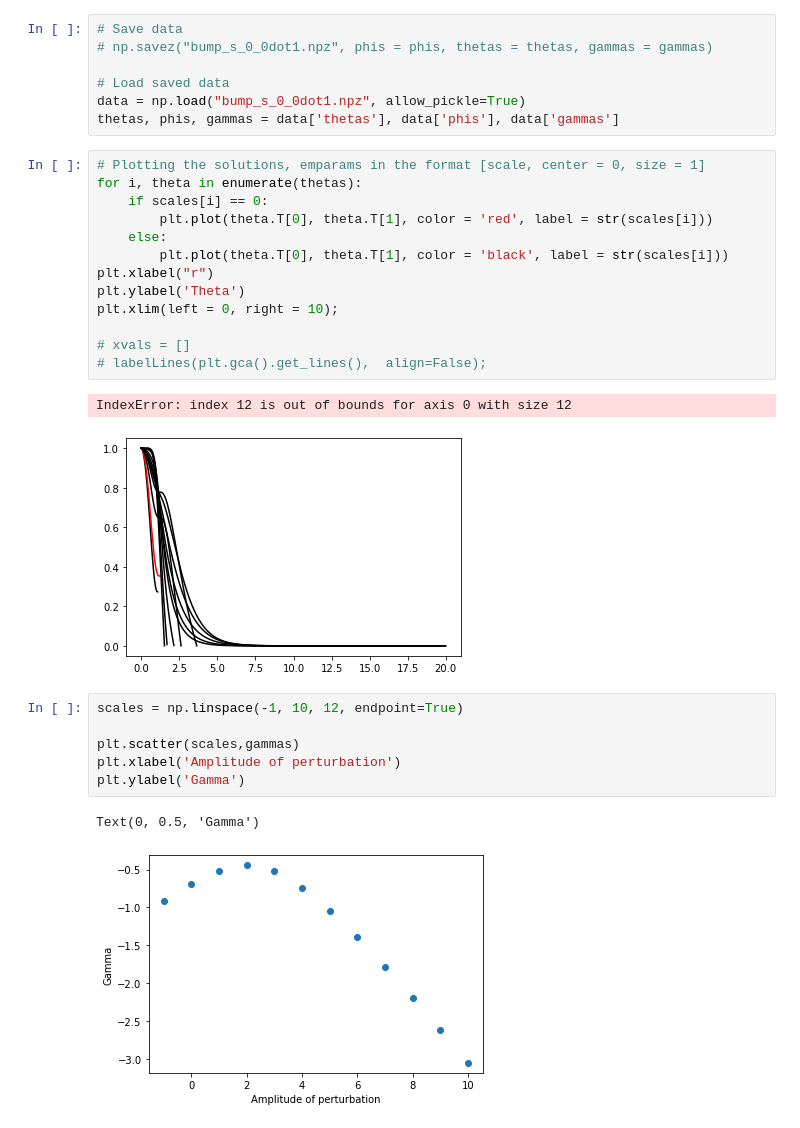
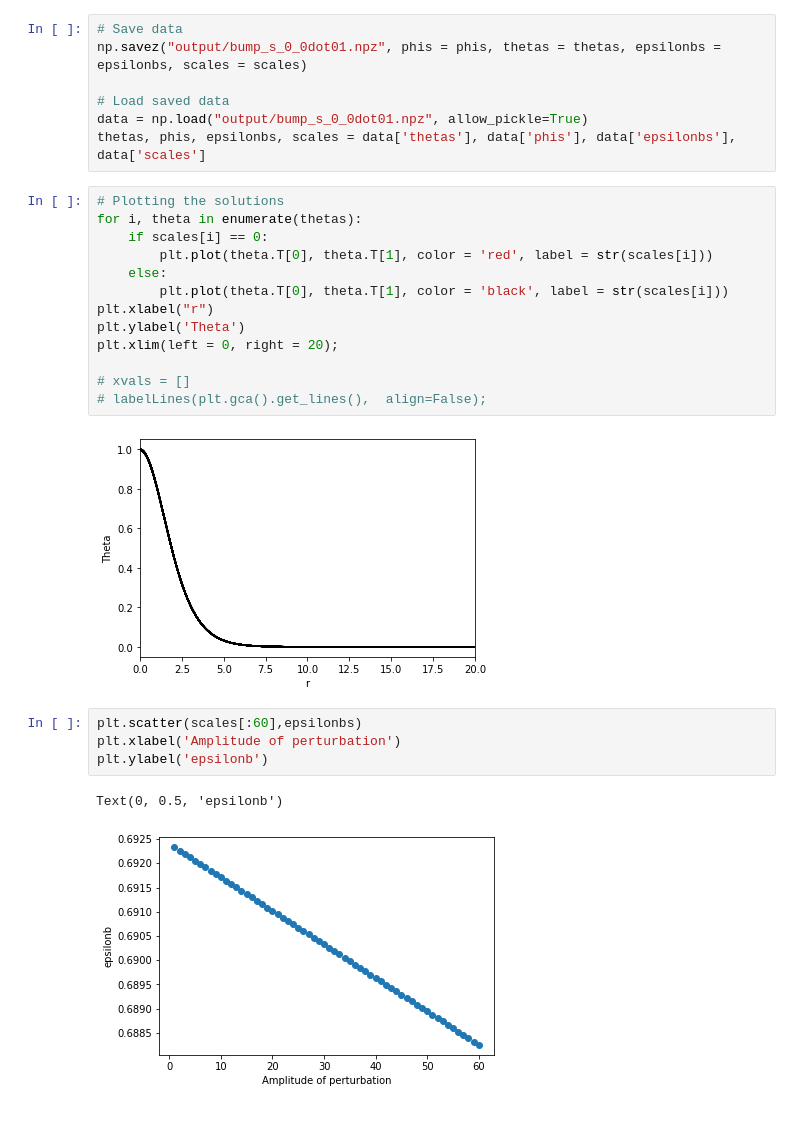
Before and after one commit to gsalinasphys/axionstars, a Jupyter notebook: dilute_ground_em.ipynb, the cells around one changed output. Saved outputs shown, nothing was run; the diff lists cells and outputs as text.

```diff
--- a/dilute_ground_em.ipynb
+++ b/dilute_ground_em.ipynb
@@ -130,35 +167,32 @@ KeyboardInterrupt:
 # %%
 # Save data
-# np.savez("bump_s_0_0dot1.npz", phis = phis, thetas = thetas, gammas = gammas)
+np.savez("output/bump_s_0_0dot01.npz", phis = phis, thetas = thetas, epsilonbs = epsilonbs, scales = scales)
 
 # Load saved data
-data = np.load("bump_s_0_0dot1.npz", allow_pickle=True)
-thetas, phis, gammas = data['thetas'], data['phis'], data['gammas']
+data = np.load("output/bump_s_0_0dot01.npz", allow_pickle=True)
+thetas, phis, epsilonbs, scales = data['thetas'], data['phis'], data['epsilonbs'], data['scales']
 # %%
-# Plotting the solutions, emparams in the format [scale, center = 0, size = 1]
+# Plotting the solutions
 for i, theta in enumerate(thetas):
     if scales[i] == 0:
         plt.plot(theta.T[0], theta.T[1], color = 'red', label = str(scales[i]))
     else:
         plt.plot(theta.T[0], theta.T[1], color = 'black', label = str(scales[i]))
 plt.xlabel("r")
 plt.ylabel('Theta')
-plt.xlim(left = 0, right = 10);
+plt.xlim(left = 0, right = 20);
 
 # xvals = []
 # labelLines(plt.gca().get_lines(),  align=False);
 # %% [output]
-IndexError: index 12 is out of bounds for axis 0 with size 12
-[figure, old version]
+[figure, new version]
 # %%
-scales = np.linspace(-1, 10, 12, endpoint=True)
-
-plt.scatter(scales,gammas)
+plt.scatter(scales[:60],epsilonbs)
 plt.xlabel('Amplitude of perturbation')
-plt.ylabel('Gamma')
+plt.ylabel('epsilonb')
 # %% [output]
-Text(0, 0.5, 'Gamma')
+Text(0, 0.5, 'epsilonb')
-[figure, old version]
+[figure, new version]
 # %%
 # Plotting the potentials, emparams in the format [scale, center = 0, size = 1]
 for i, phi in enumerate(phis):
```
Also changed, not shown: parts of 5 cells of this notebook, 8 other files.
